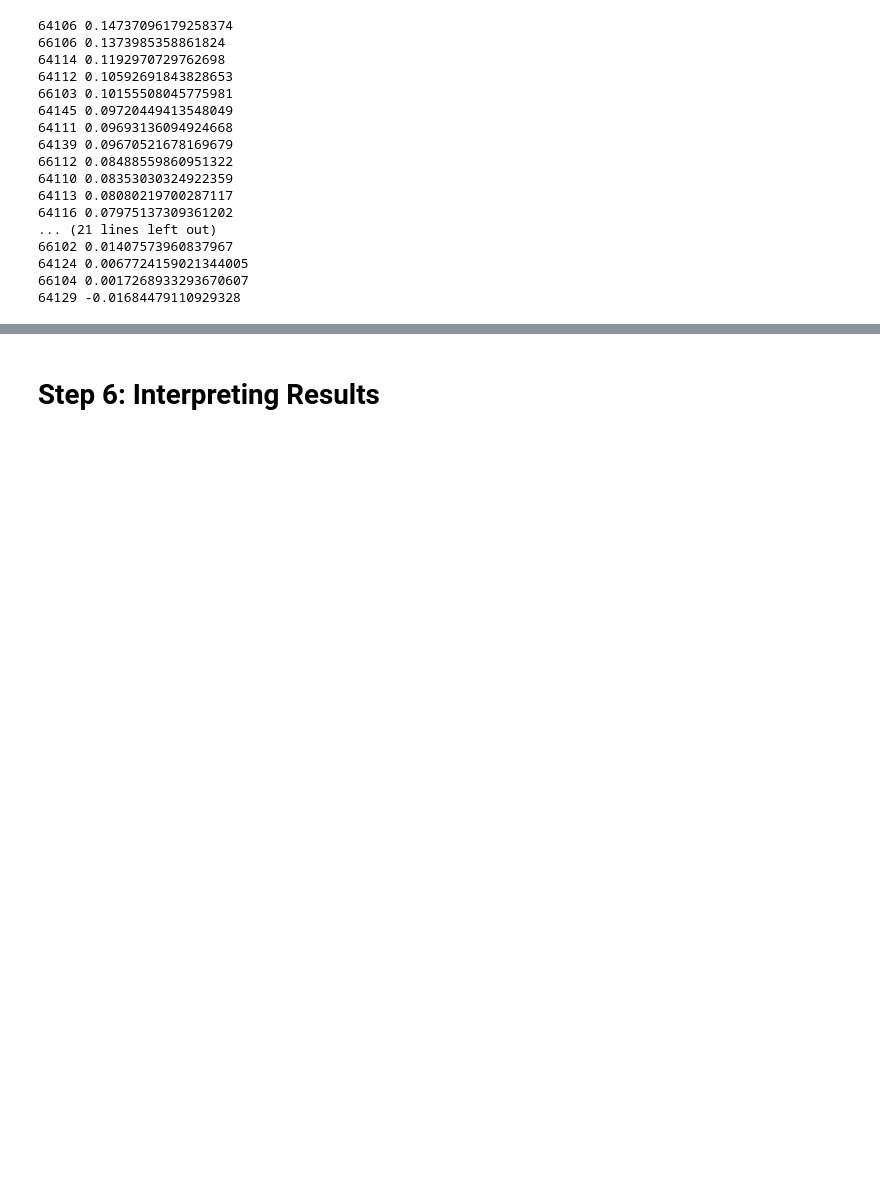
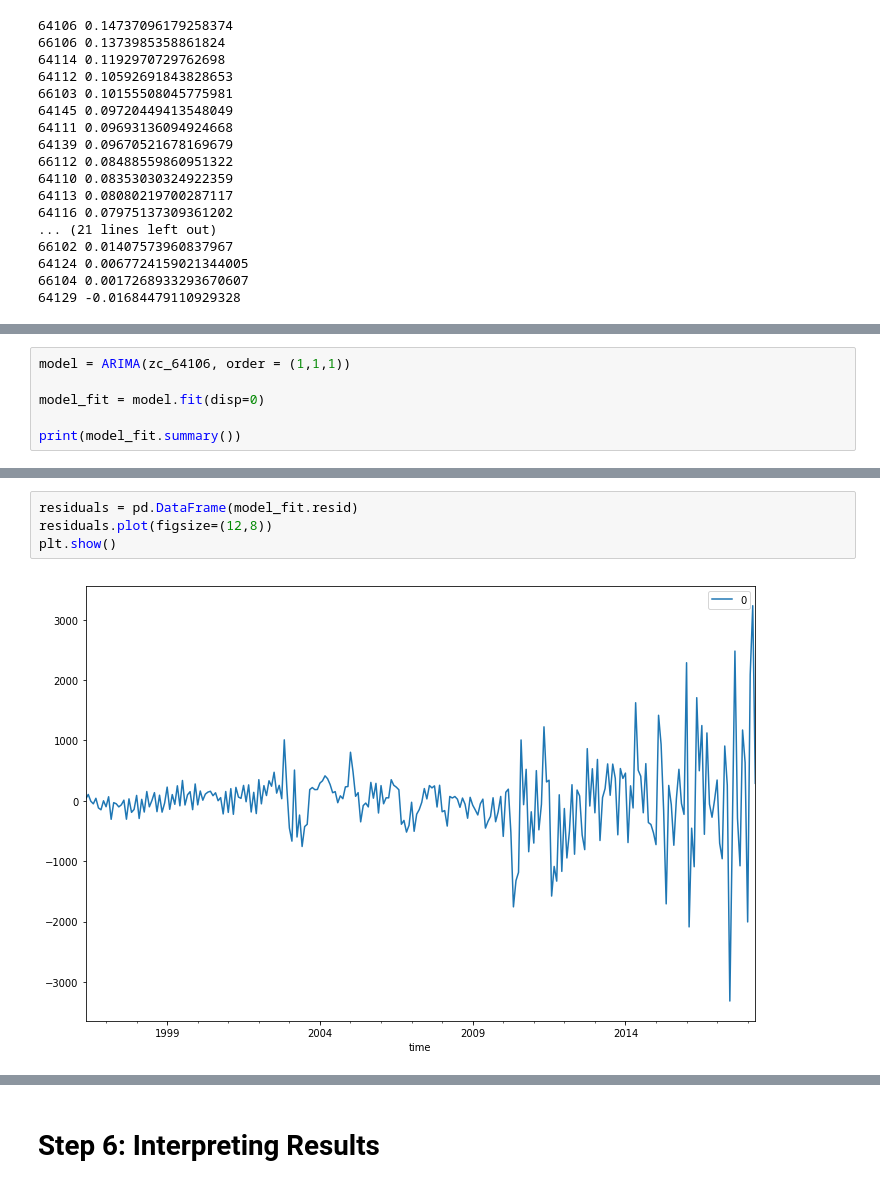
Before and after one commit to illumi91/dsc-mod-4-project-online-ds-pt-051319, a Jupyter notebook: mod_4_starter_notebook.ipynb, the cells around one changed output, grey strips where cells are left out. Drawn from its saved outputs; the diff is of its cells as text; blank space fills up the shorter version.

```diff
--- a/mod_4_starter_notebook.ipynb
+++ b/mod_4_starter_notebook.ipynb
@@ -446,0 +375,6 @@ def melt_data(df):
+# %%
+model = ARIMA(zc_64106, order = (1,1,1))
+
+model_fit = model.fit(disp=0)
+
+print(model_fit.summary())
@@ -446,0 +399,6 @@ def melt_data(df):
+# %%
+residuals = pd.DataFrame(model_fit.resid)
+residuals.plot(figsize=(12,8))
+plt.show()
+# %% [output]
+[figure, added]
```
Also changed, not shown: parts of 96 cells of this notebook.
